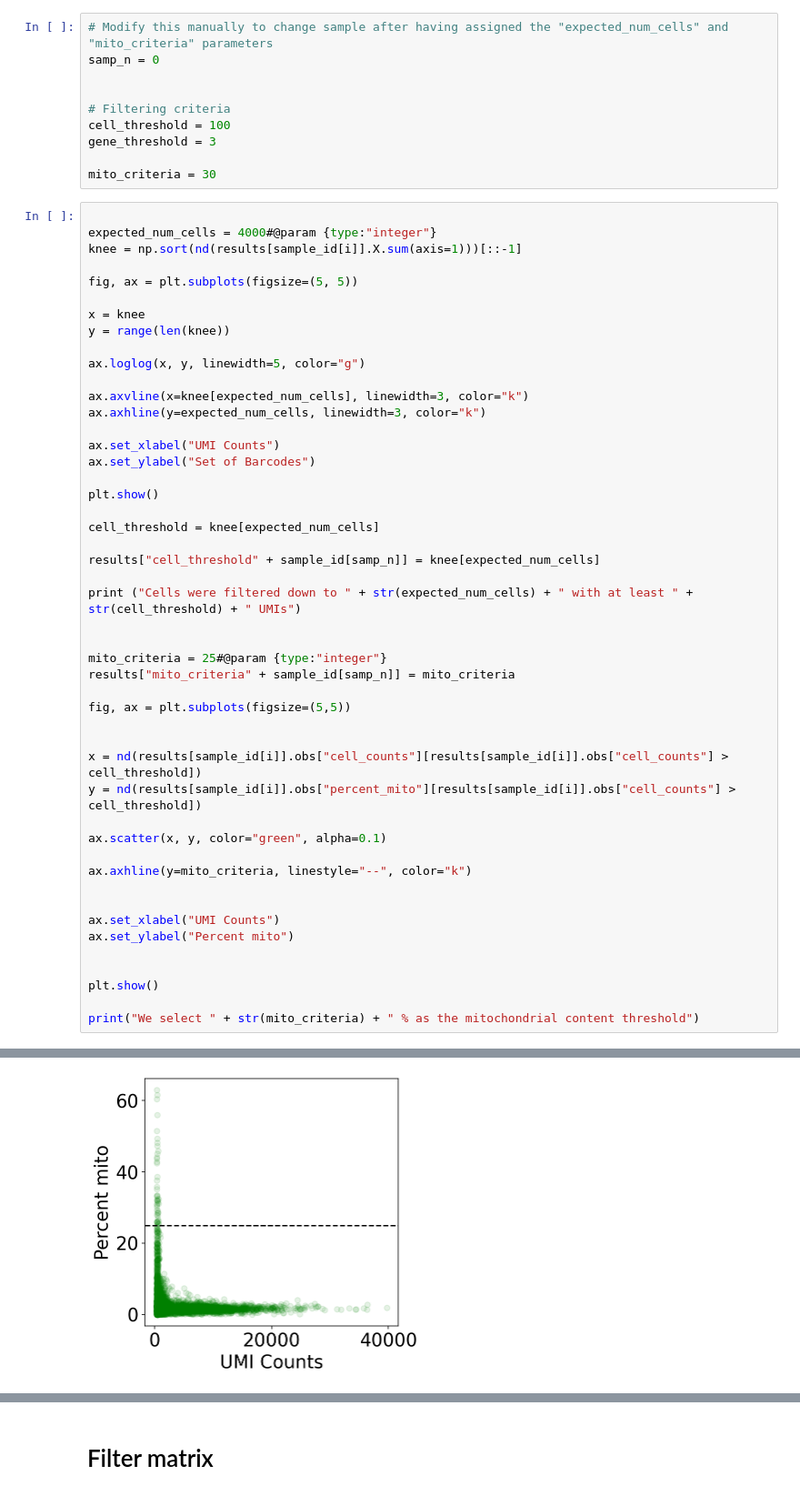
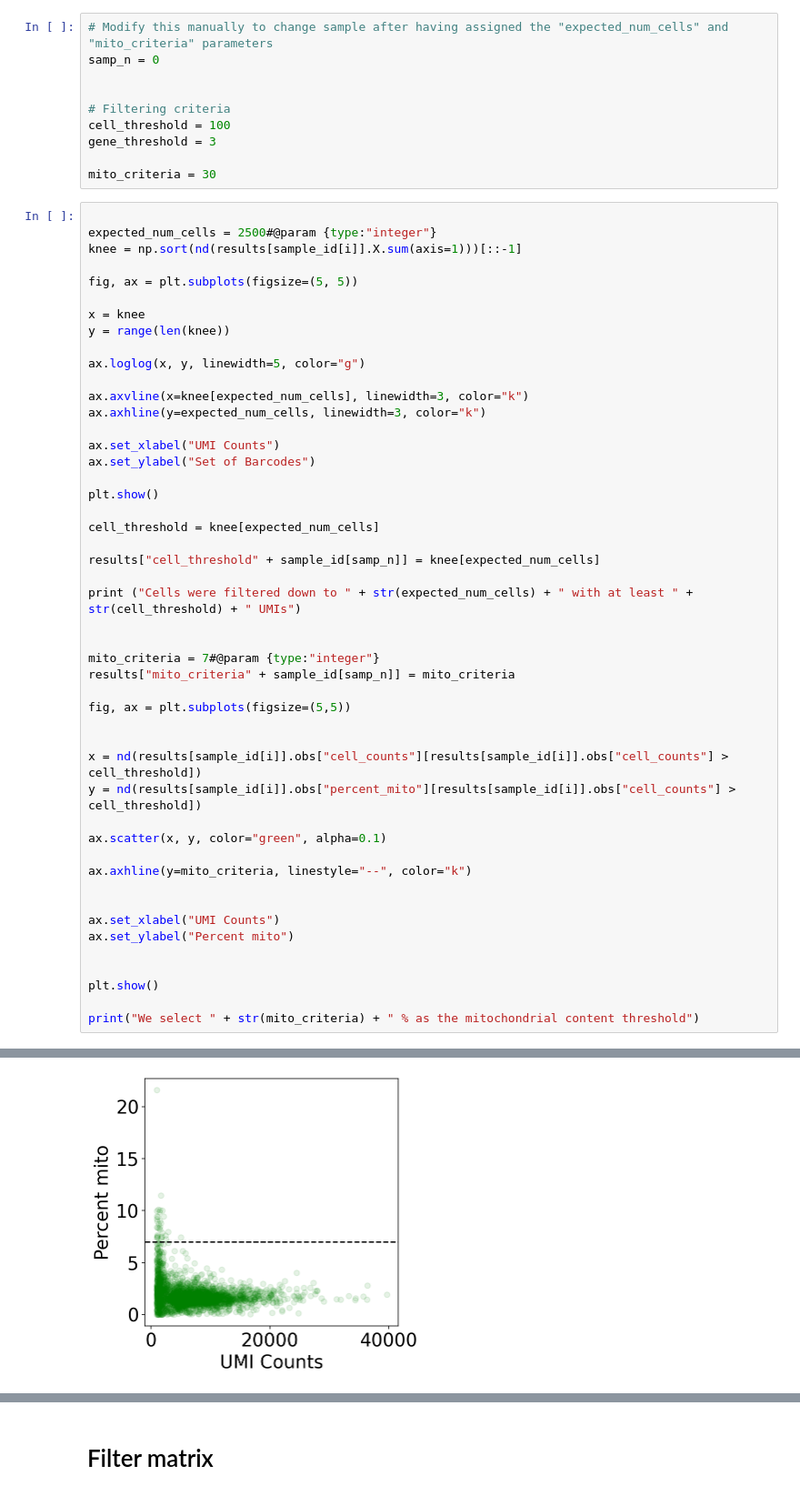
Before and after one commit to agalvezm/ACE2_scRNAseq, a Jupyter notebook: notebooks_countmatrices/GSE108571_GSM2905290.ipynb, the cells around one changed output, grey strips where cells are left out. Shown at 91% size. Saved outputs shown, nothing was run; the diff lists cells and outputs as text.

```diff
--- a/notebooks_countmatrices/GSE108571_GSM2905290.ipynb
+++ b/notebooks_countmatrices/GSE108571_GSM2905290.ipynb
@@ -301,7 +299,7 @@ gene_threshold = 3
 mito_criteria = 30
 # %%
 
-expected_num_cells = 4000#@param {type:"integer"}
+expected_num_cells = 2500#@param {type:"integer"}
 knee = np.sort(nd(results[sample_id[i]].X.sum(axis=1)))[::-1]
 
 fig, ax = plt.subplots(figsize=(5, 5))
@@ -326,7 +324,7 @@ results["cell_threshold" + sample_id[samp_n]] = knee[expected_num_cells]
 print ("Cells were filtered down to " + str(expected_num_cells) + " with at least " + str(cell_threshold) + " UMIs")
 
 
-mito_criteria = 25#@param {type:"integer"}
+mito_criteria = 7#@param {type:"integer"}
 results["mito_criteria" + sample_id[samp_n]] = mito_criteria
 
 fig, ax = plt.subplots(figsize=(5,5))
@@ -353 +351 @@ Cells were filtered down to 4000 with at least 361.0 UMIs
-[figure, old version]
+[figure, new version]
```
Also changed, not shown: parts of 5 cells of this notebook.
